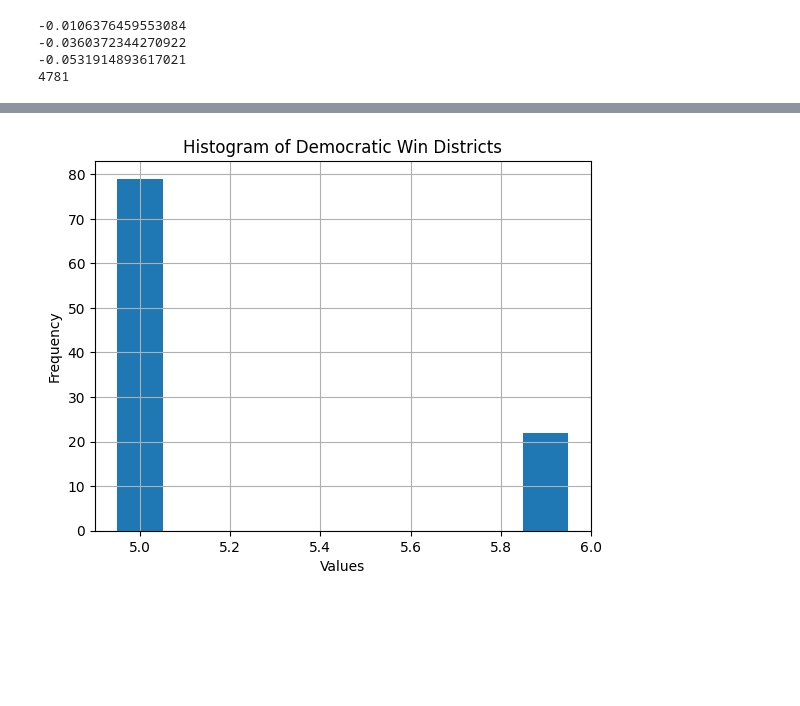
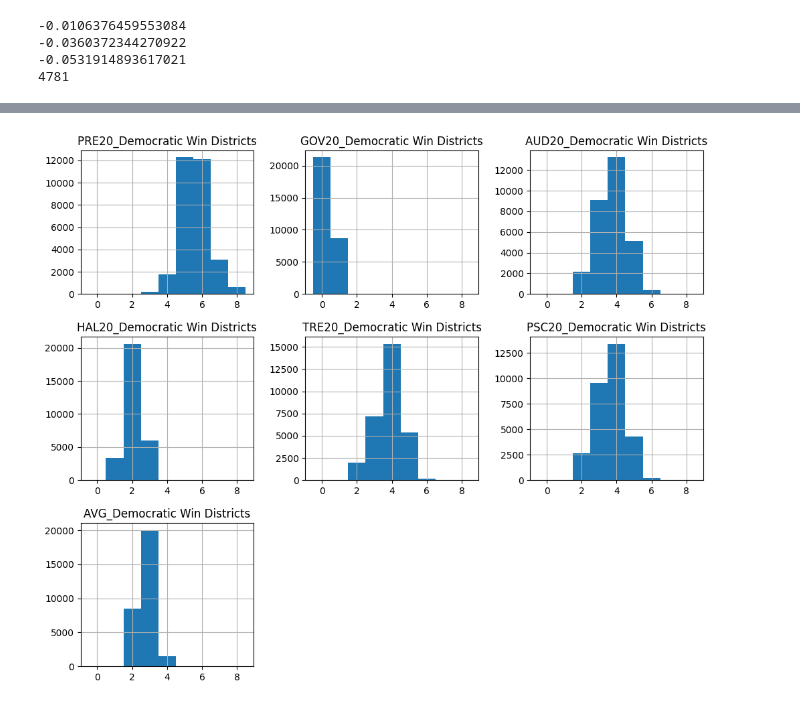
Before and after one commit to PedroPinheiro62/North-Dakota-Redistricting-Analysis, a Jupyter notebook: Ensembles Analysis.ipynb, the cells around one changed output, grey strips where cells are left out. Saved outputs shown, nothing was run; the diff lists cells and outputs as text; code cells hidden in the pictures; blank space fills up the shorter version.

Commit message:
RandomWalk for 30k and plot hist

```diff
--- a/Ensembles Analysis.ipynb
+++ b/Ensembles Analysis.ipynb
@@ -102,10 +136,9 @@ dem_win_df['Democratic Win Districts'] = dem_win_df.sum(axis=1)
 # %%
-column_name = 'Democratic Win Districts'
-dem_win_df[column_name].hist(bins=10, align='left')  # You can adjust the number of bins as per your preference
+aggred_dem_win_df.hist(bins=range(0, 10, 1), align='left', figsize=(12,10))
+plt.xticks(range(1, 11))
 plt.xlabel('Values')
 plt.ylabel('Frequency')
-plt.title('Histogram of {}'.format(column_name))
 plt.grid(True)
 plt.show()
 # %% [output]
-[figure, old version]
+[figure, new version]
```
Also changed, not shown: parts of 9 cells of this notebook, 1 other file.
